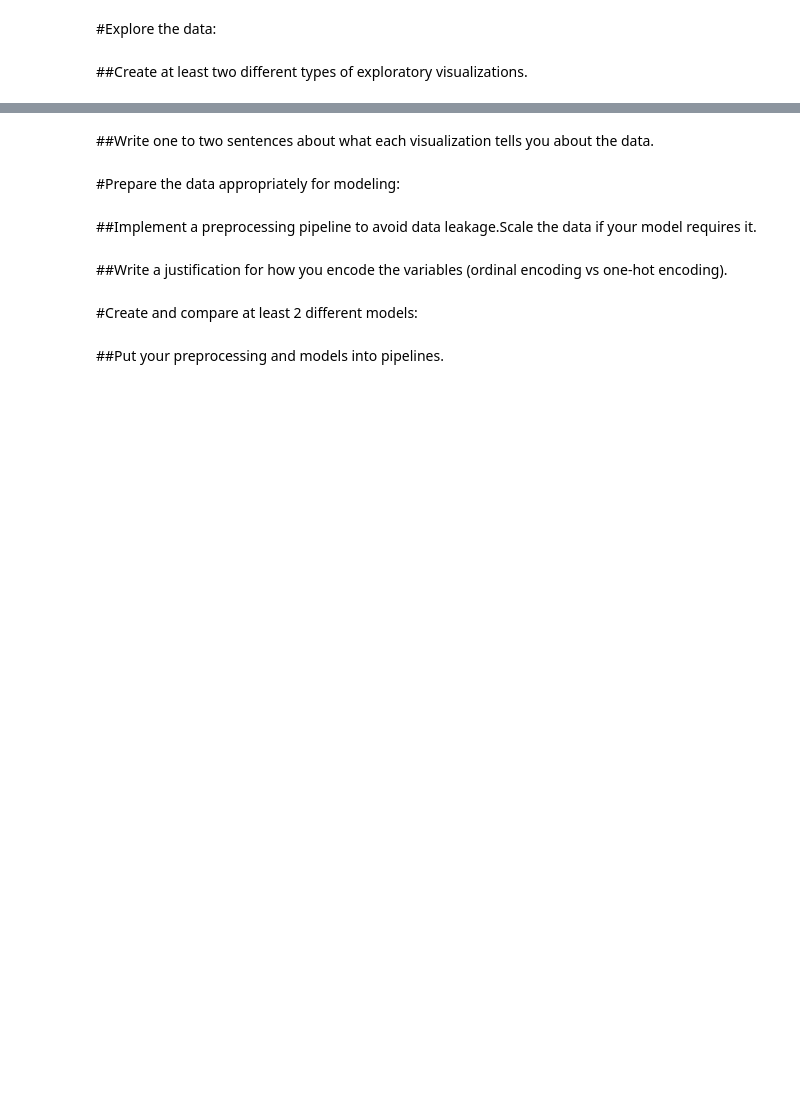
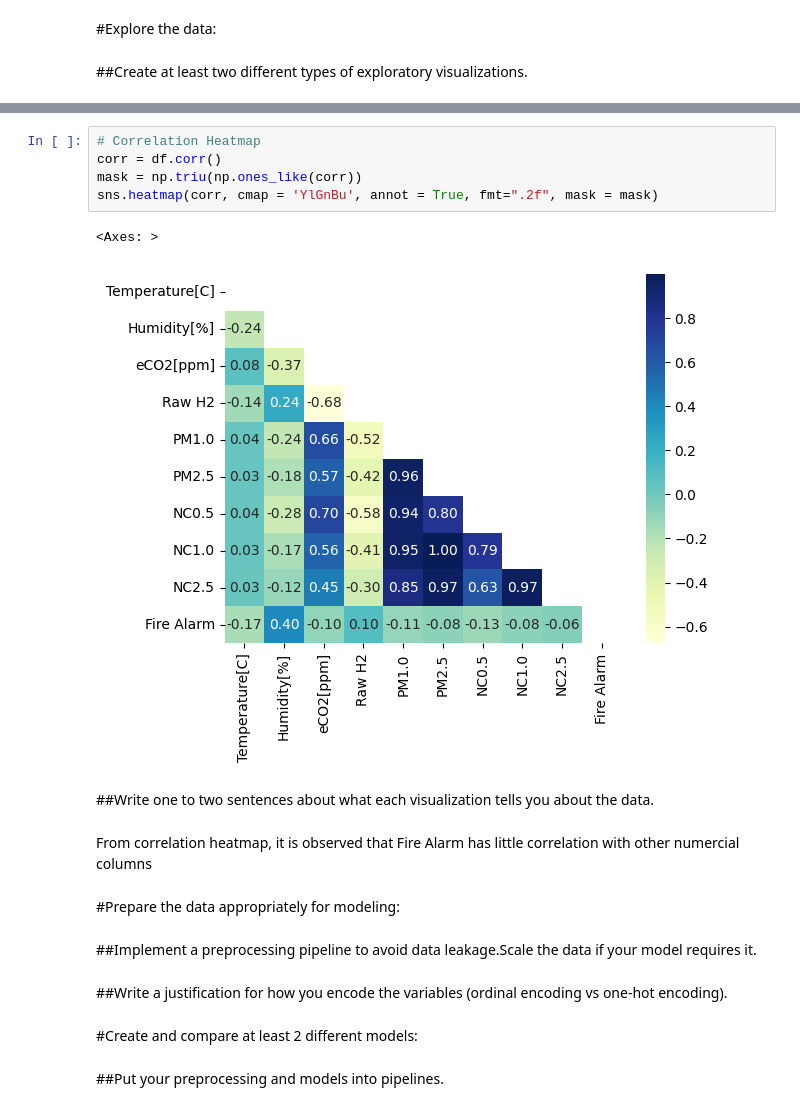
Before and after one commit to hawkeyedatatsai/Maching-Learning-Classification, a Jupyter notebook: Maching_Learning_Mock_Classification.ipynb, the cells around one changed output, grey strips where cells are left out. Drawn from its saved outputs; the diff is of its cells as text; blank space fills up the shorter version.

```diff
--- a/Maching_Learning_Mock_Classification.ipynb
+++ b/Maching_Learning_Mock_Classification.ipynb
@@ -242,5 +280,15 @@ df.describe()
+# %%
+# Correlation Heatmap
+corr = df.corr()
+mask = np.triu(np.ones_like(corr))
+sns.heatmap(corr, cmap = 'YlGnBu', annot = True, fmt=".2f", mask = mask)
+# %% [output]
+<Axes: >
+[figure, added]
 # %% [markdown]
 ##Write one to two sentences about what each visualization tells you about the data.
+# %% [markdown]
+From correlation heatmap, it is observed that Fire Alarm has little correlation with other numercial columns
 # %% [markdown]
 #Prepare the data appropriately for modeling:
 # %% [markdown]
```
Also changed, not shown: parts of 9 cells of this notebook.
